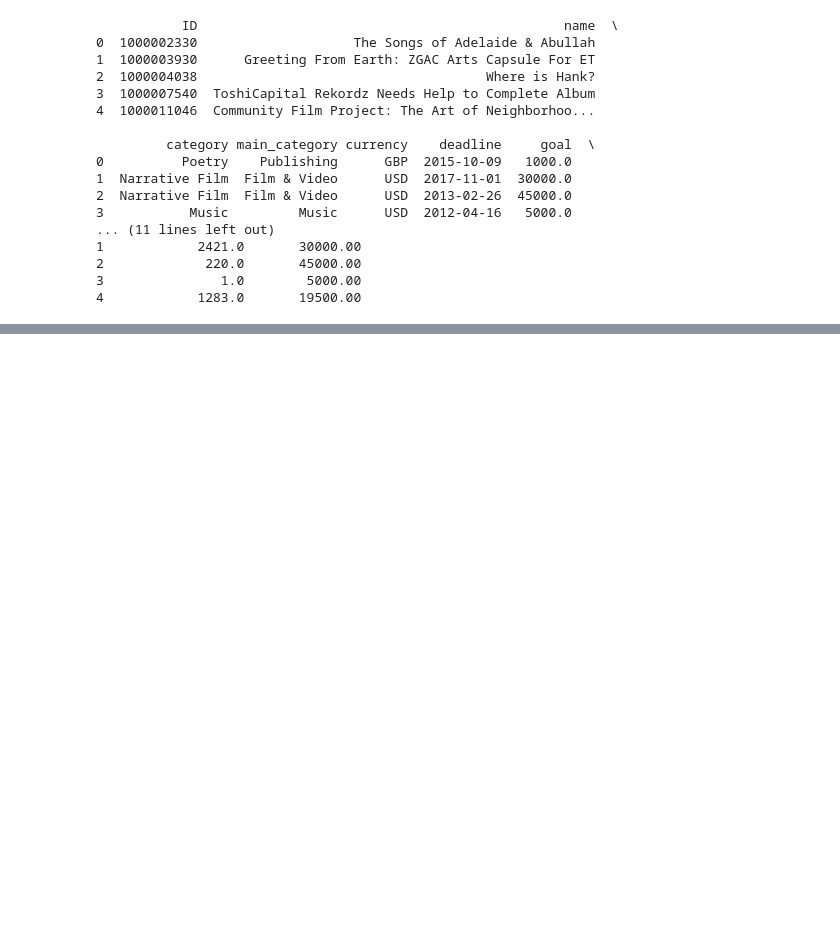
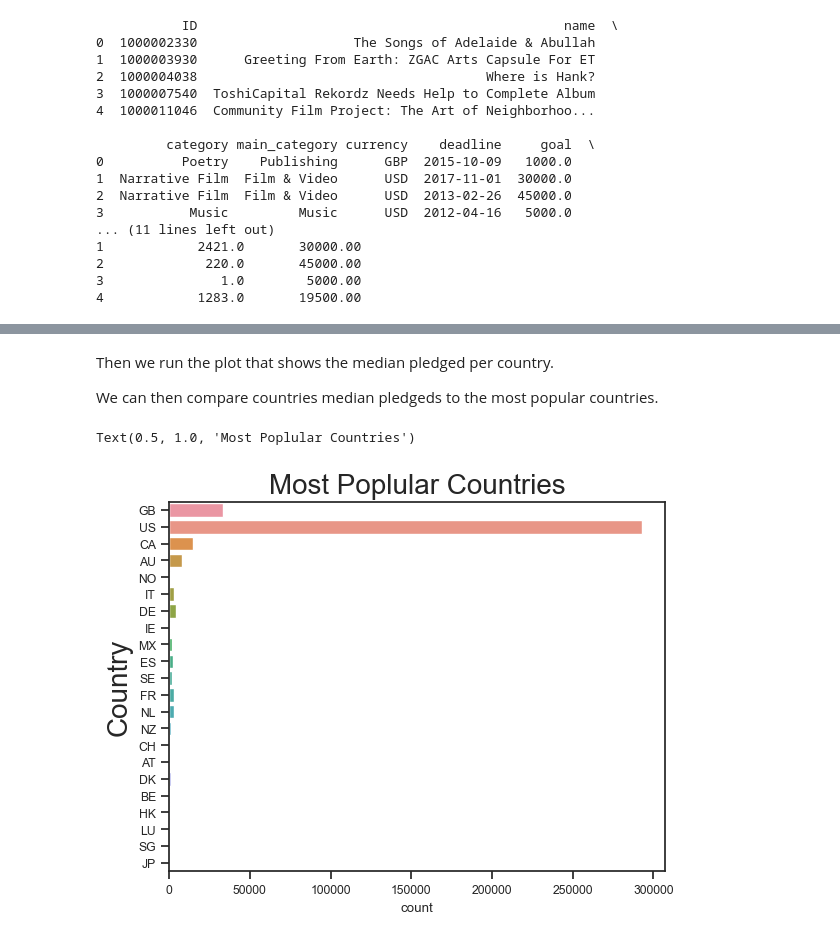
Before and after one commit to aryanagn/Funding-Trend-Navigator, a Jupyter notebook: notebooks/analysis1.ipynb, the cells around one changed output, grey strips where cells are left out. Saved outputs shown, nothing was run; the diff lists cells and outputs as text; code cells hidden in the pictures; blank space fills up the shorter version.

```diff
--- a/notebooks/analysis1.ipynb
+++ b/notebooks/analysis1.ipynb
@@ -28,0 +186,12 @@ print(dataset.head())
+# %% [markdown]
+Then we run the plot that shows the median pledged per country.
+
+We can then compare countries median pledgeds to the most popular countries.
+# %%
+f4 = plt.figure(4)
+sns.countplot(data=df, y="country")
+plt.ylabel("Country", size=20)
+plt.title("Most Poplular Countries", size=20)
+# %% [output]
+Text(0.5, 1.0, 'Most Poplular Countries')
+[figure, added]
```
Also changed, not shown: parts of 38 cells of this notebook, 1 other file.
